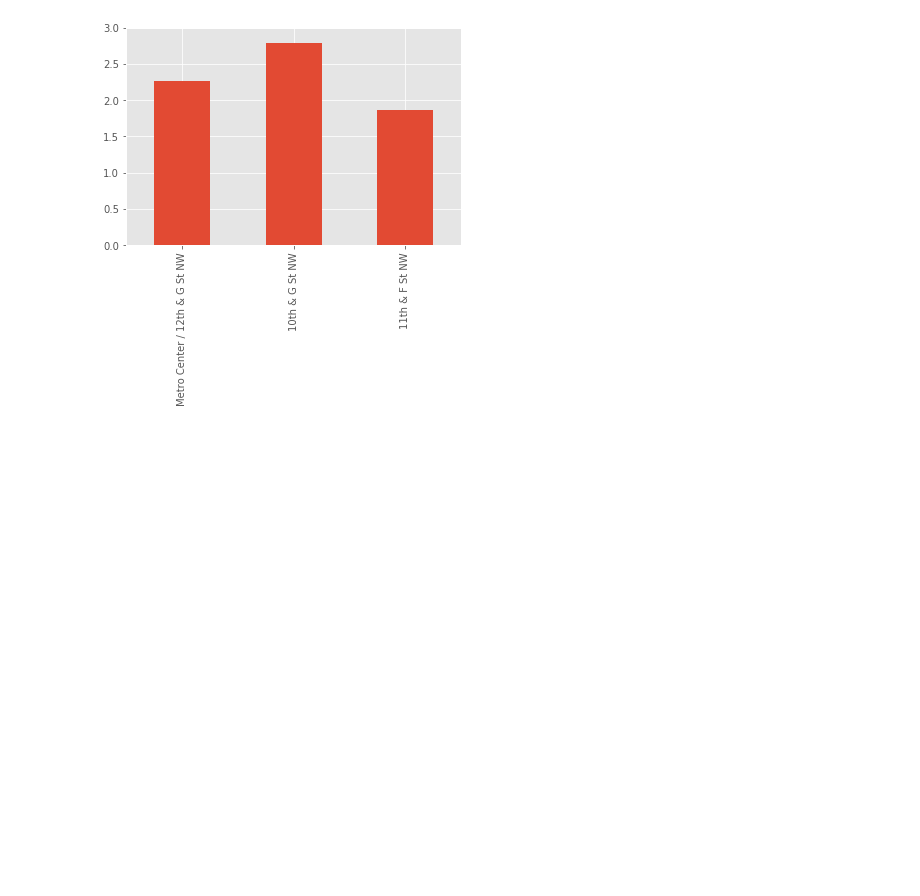
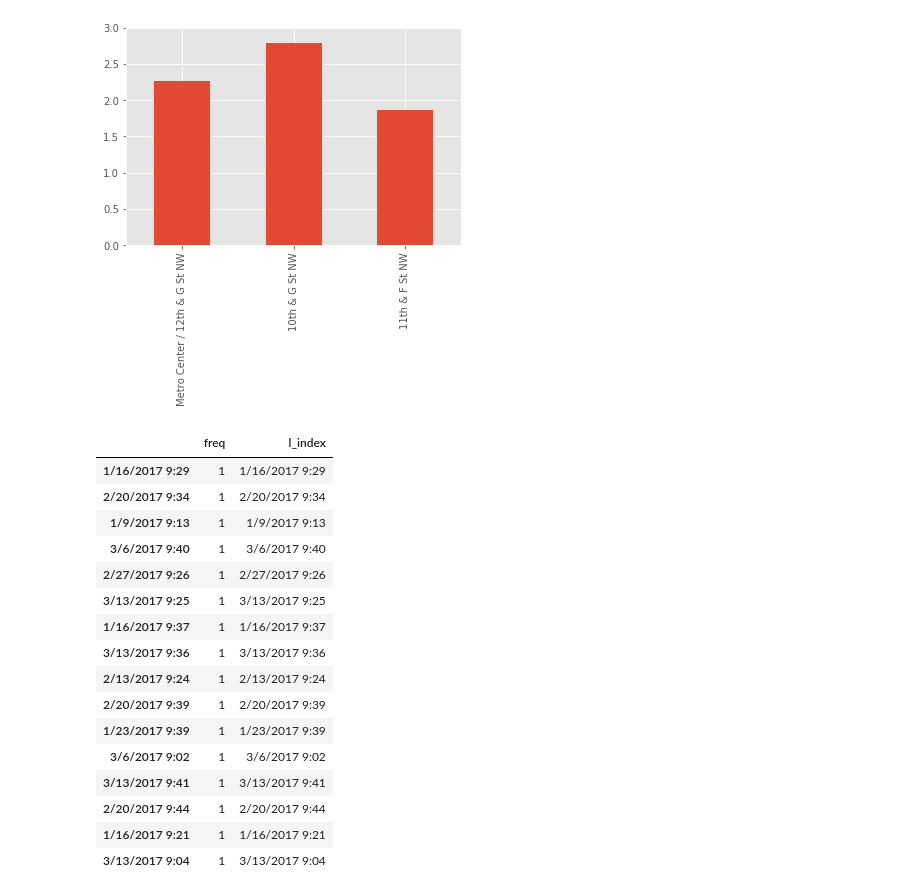
Before and after one commit to Aycrazy/capital_bikeshare_optimizer, a Jupyter notebook: capital_bikeshare_fun.ipynb, the cells around one changed output. Cells and saved outputs as stored; diff of their text form; code cells hidden in the pictures; blank space fills up the shorter version.

```diff
--- a/capital_bikeshare_fun.ipynb
+++ b/capital_bikeshare_fun.ipynb
@@ -222,3 +212,34 @@ plt.ylim(0,3)
 # %% [output]
 (0, 3)
 [figure]
+# %%
+is_lamont = cap.start_station == 'Lamont & Mt Pleasant NW'
+
+#c = at_day(cap,-1,1)
+h = at_time(cap, -1,[8,9])
+
+#mt_pleasant_freq = cap[c[0]][is_lamont][h[0]].start_date.value_counts().rename(columns={'end_station':'freq'})
+# %%
+mt_pleasant_freq = cap[c[0]][is_lamont].start_date.value_counts().rename(columns={'end_station':'freq'})
+# %%
+mtf = mt_pleasant_freq.to_frame().rename(columns = {0:'freq'})
+# %%
+mtf
+# %% [output]
+|  | freq | l_index |
+| 1/16/2017 9:29 | 1 | 1/16/2017 9:29 |
+| 2/20/2017 9:34 | 1 | 2/20/2017 9:34 |
+| 1/9/2017 9:13 | 1 | 1/9/2017 9:13 |
+| 3/6/2017 9:40 | 1 | 3/6/2017 9:40 |
+| 2/27/2017 9:26 | 1 | 2/27/2017 9:26 |
+| 3/13/2017 9:25 | 1 | 3/13/2017 9:25 |
+| 1/16/2017 9:37 | 1 | 1/16/2017 9:37 |
+| 3/13/2017 9:36 | 1 | 3/13/2017 9:36 |
+| 2/13/2017 9:24 | 1 | 2/13/2017 9:24 |
+| 2/20/2017 9:39 | 1 | 2/20/2017 9:39 |
+| 1/23/2017 9:39 | 1 | 1/23/2017 9:39 |
+| 3/6/2017 9:02 | 1 | 3/6/2017 9:02 |
+| 3/13/2017 9:41 | 1 | 3/13/2017 9:41 |
+| 2/20/2017 9:44 | 1 | 2/20/2017 9:44 |
+| 1/16/2017 9:21 | 1 | 1/16/2017 9:21 |
+| 3/13/2017 9:04 | 1 | 3/13/2017 9:04 |
```
Also changed, not shown: parts of 12 cells of this notebook, 3 other files.
